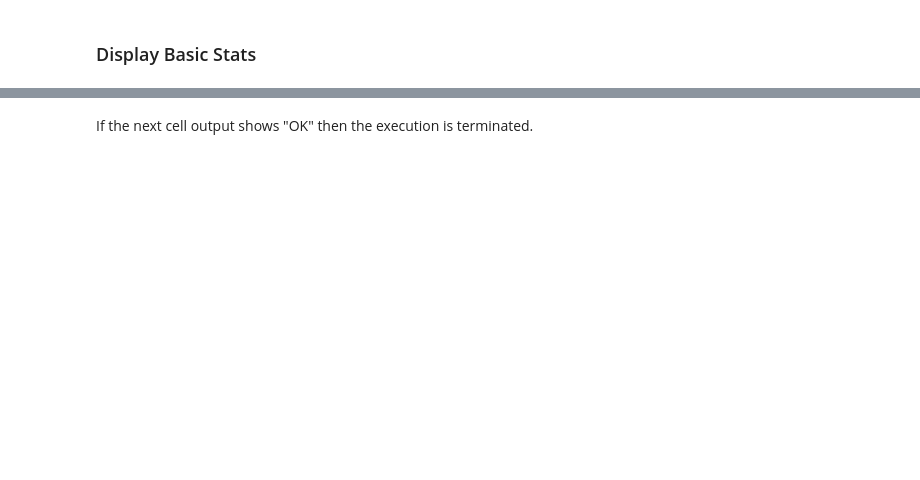
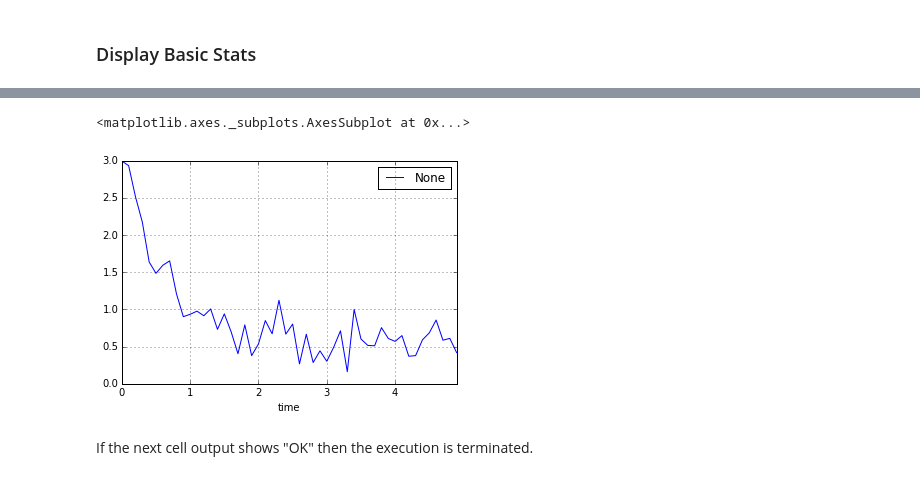
Before and after one commit to UCLA-Chem114/lab_notebooks, a Jupyter notebook: ExampleQT.ipynb, the cells around one changed output, grey strips where cells are left out. Drawn from its saved outputs; the diff is of its cells as text; code cells hidden in the pictures; blank space fills up the shorter version.

```diff
--- a/ExampleQT.ipynb
+++ b/ExampleQT.ipynb
@@ -71,0 +96,2 @@ Object `curl` not found.
+# %%
+mydata = pd.DataFrame({'time': xdata, 'conc': ydata})
@@ -72,3 +100,8 @@ Object `curl` not found.
+# %%
+mydata.plot(x='time',y='conc')
+# %% [output]
+<matplotlib.axes._subplots.AxesSubplot at 0x...>
+[figure, added]
 # %% [markdown]
 If the next cell output shows "OK" then the execution is terminated.
 # %%
```
Also changed, not shown: parts of 11 cells of this notebook, 1 other file.
